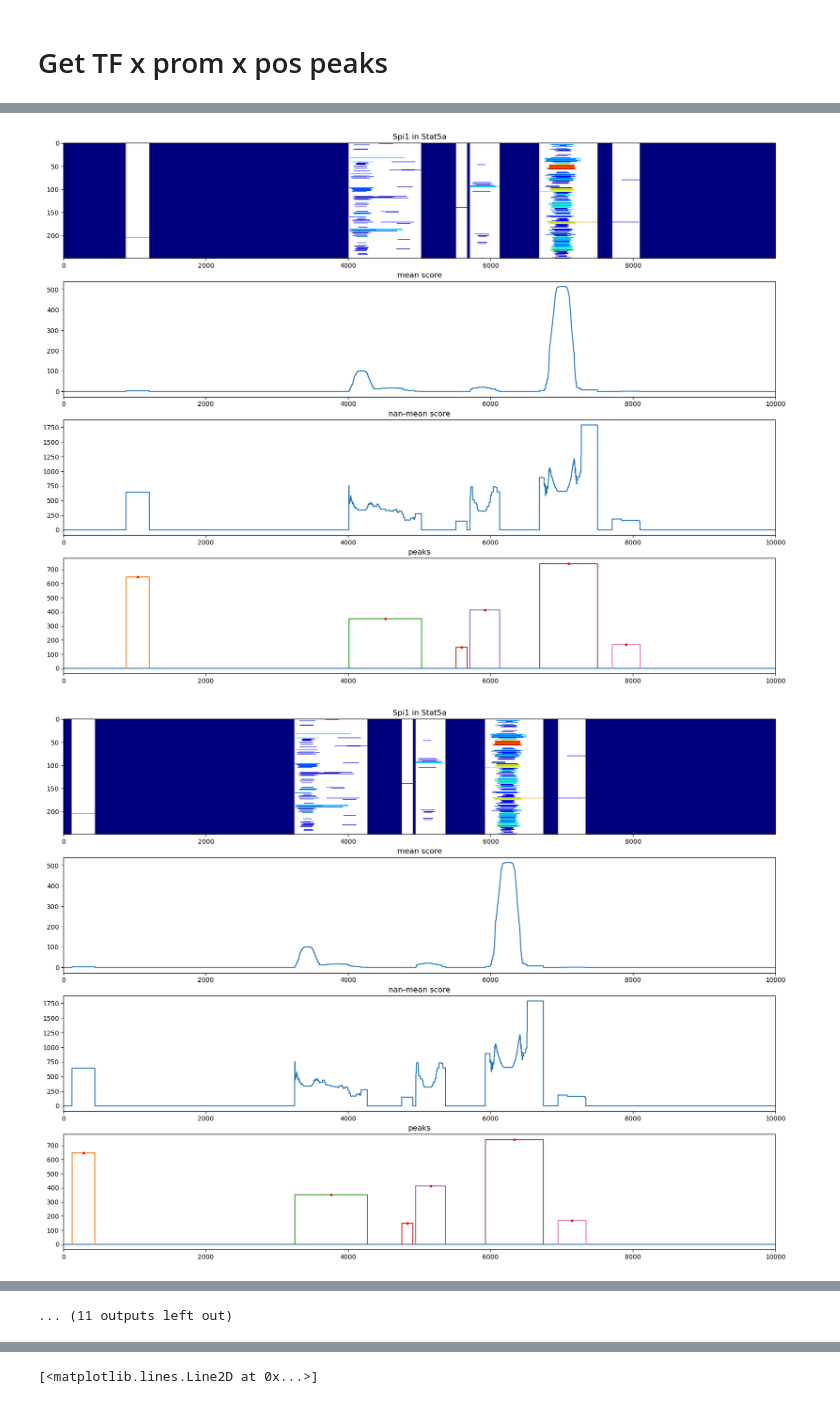
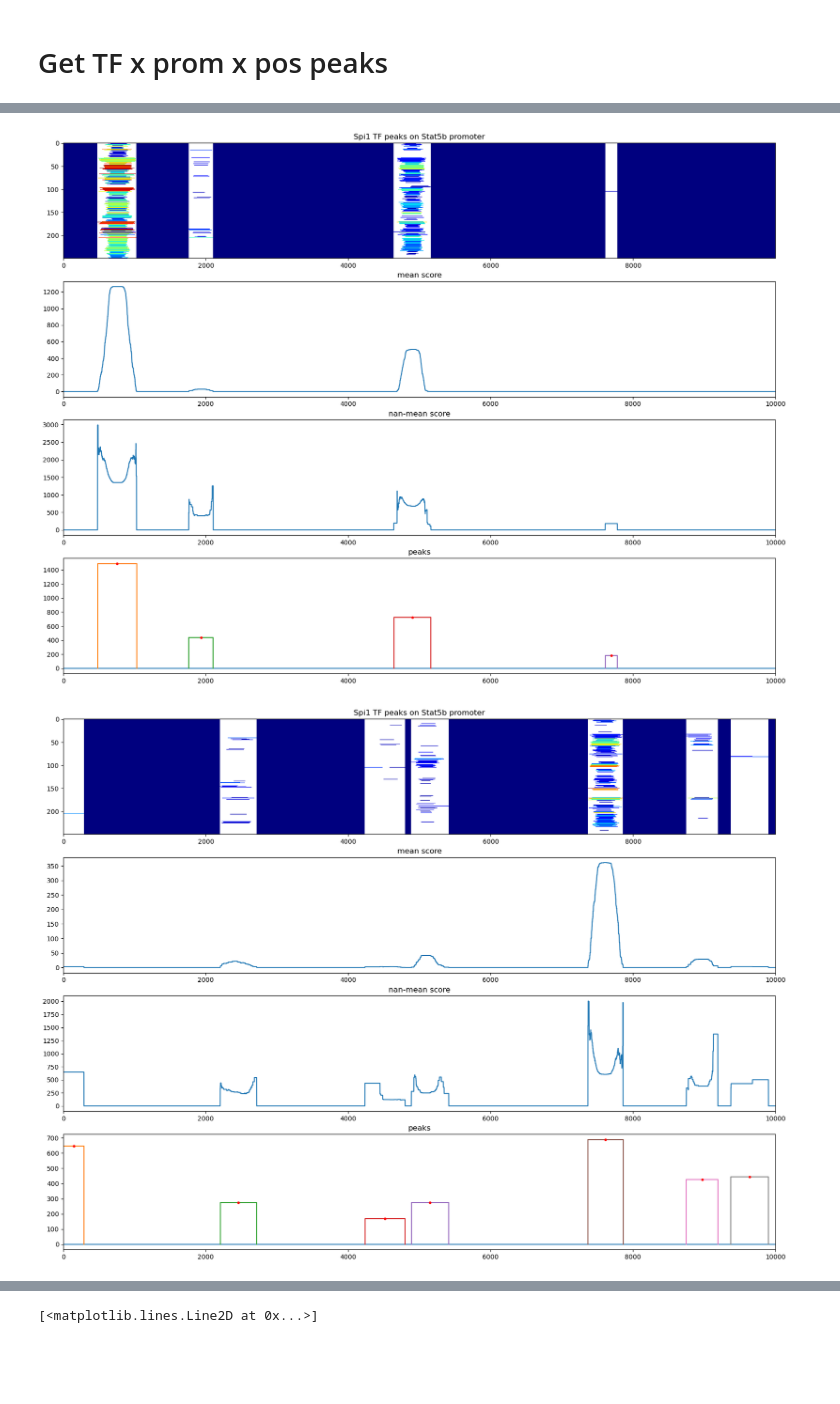
Before and after one commit to naef-lab/ChIP_atlas, a Jupyter notebook: notebooks/Average_peaks_per_tf_prom.ipynb, the cells around one changed output, grey strips where cells are left out. Saved outputs shown, nothing was run; the diff lists cells and outputs as text; code cells hidden in the pictures; blank space fills up the shorter version.

Commit message:
ipython notebook peaks per tf prom pos sparse tensor (upnae)

```diff
--- a/notebooks/Average_peaks_per_tf_prom.ipynb
+++ b/notebooks/Average_peaks_per_tf_prom.ipynb
@@ -15,7 +15,7 @@ genome = 'mm10'
 window_kb = 5
 
 # load promoters
-infile_promoter = f"/home/jbreda/Promoterome/results/{genome}/promoterome_pm{window_kb}kb_filtered.bed"
+infile_promoter = f"/home/jbreda/Promoterome/results/{genome}/promoterome_pm{window_kb}kb_filtered_clustered.bed"
 promoterome = pd.read_csv(infile_promoter ,sep='\t')
 CHR = promoterome.chr.unique()
 
@@ -71,7 +54,7 @@ Foxk2
 # %% [markdown]
 # Get TF x prom x pos peaks
 # %%
-subset = ['Spi1','Stat5a','Stat5b']
+subset = ['Spi1','Stat5a','Stat5b','Essra','Essrb']
 short_promoterome = promoterome[promoterome.gene.isin(subset)]
 
 for tf in subset:
@@ -123,7 +106,7 @@ for tf in subset:
             fig, ax = plt.subplots(4,1,figsize=(20,15))
 
             ax[0].imshow(score,aspect='auto',cmap='jet',interpolation='none')
-            ax[0].set_title(f'{tf} in {short_promoterome.loc[prom,'gene']}')
+            ax[0].set_title(f'{tf} TF peaks on {short_promoterome.loc[prom,'gene']} promoter')
 
             ax[1].plot(np.mean(score_smooth,0))
             ax[1].set_xlim([0,window_kb*2*1000])
@@ -145,2 +128,2 @@ for tf in subset:
-[figure, old version]
+[figure, new version]
-[figure, old version]
+[figure, new version]
@@ -156 +138,0 @@ for tf in subset:
-... (11 outputs left out)
```
Also changed, not shown: parts of 6 cells of this notebook.
